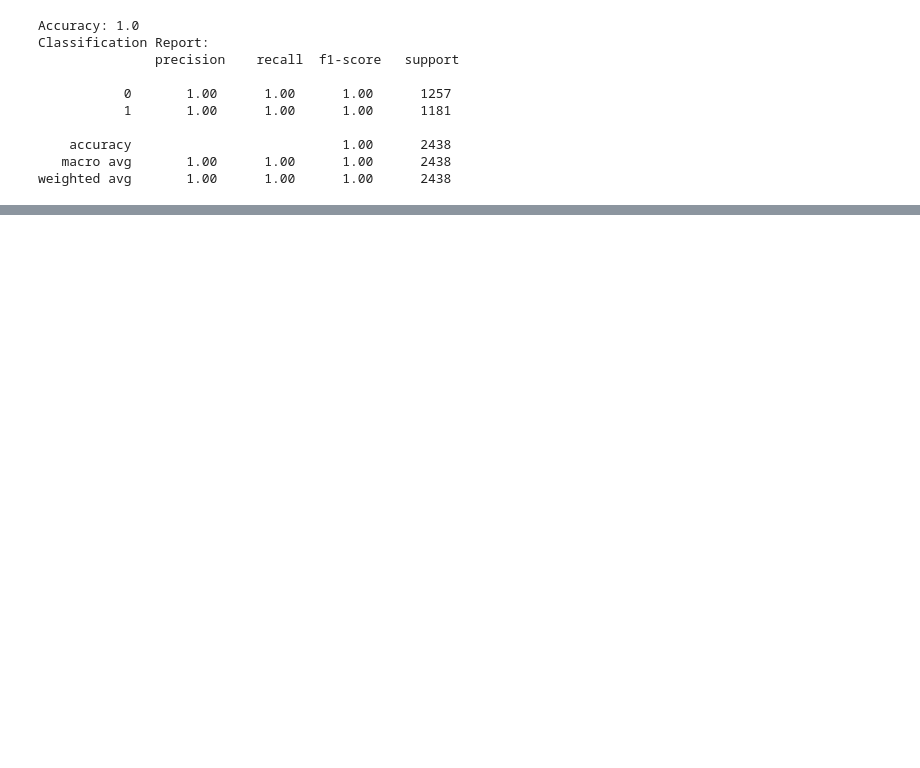
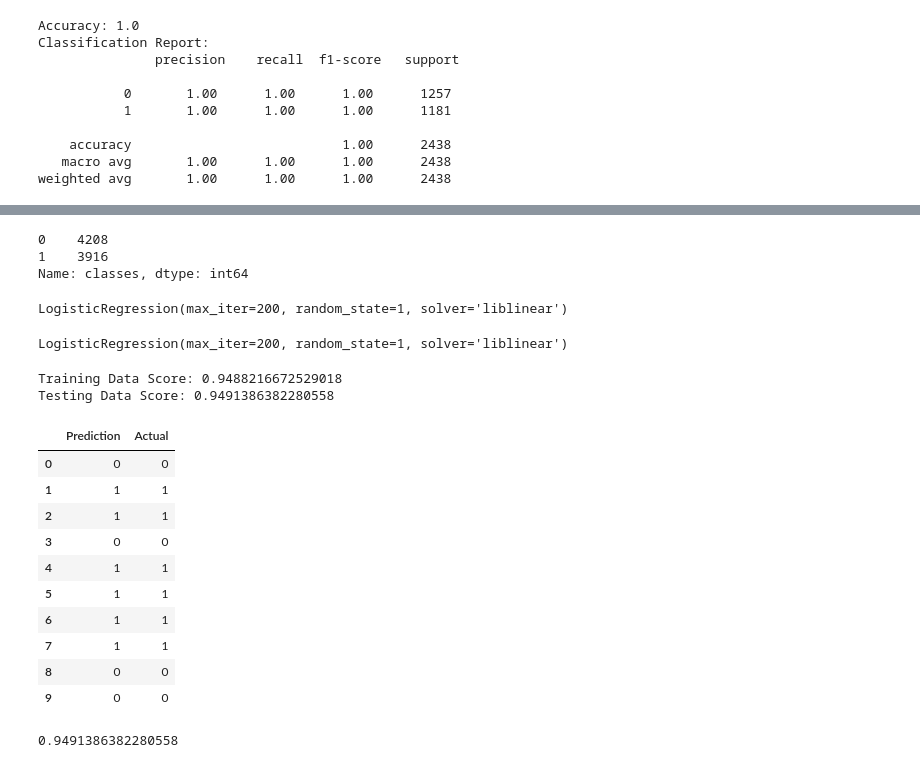
Before and after one commit to rachelpaczki/Mushroom-Madness, a Jupyter notebook: mushroom_data.ipynb, the cells around one changed output, grey strips where cells are left out. Saved outputs shown, nothing was run; the diff lists cells and outputs as text; code cells hidden in the pictures; blank space fills up the shorter version.

```diff
--- a/mushroom_data.ipynb
+++ b/mushroom_data.ipynb
@@ -105,0 +147,48 @@ weighted avg       1.00      1.00      1.00      2438
+# %%
+# Look at APPLICATION_TYPE value counts to identify and replace with "Other"
+classes_counts = data['classes'].value_counts()
+classes_counts
+# %% [output]
+0    4208
+1    3916
+Name: classes, dtype: int64
+# %%
+from sklearn.linear_model import LogisticRegression
+classifier = LogisticRegression(solver='liblinear',
+                                max_iter=200,
+                                random_state=1)
+classifier
+# %% [output]
+LogisticRegression(max_iter=200, random_state=1, solver='liblinear')
+# %%
+classifier.fit(X_train, y_train)
+# %% [output]
+LogisticRegression(max_iter=200, random_state=1, solver='liblinear')
+# %%
+print(f"Training Data Score: {classifier.score(X_train, y_train)}")
+print(f"Testing Data Score: {classifier.score(X_test, y_test)}")
+# %% [output]
+Training Data Score: 0.9488216672529018
+Testing Data Score: 0.9491386382280558
+# %%
+predictions = classifier.predict(X_test)
+results = pd.DataFrame({"Prediction": predictions, "Actual": y_test}).reset_index(drop=True)
+results.head(10)
+# %% [output]
+|  | Prediction | Actual |
+| 0 | 0 | 0 |
+| 1 | 1 | 1 |
+| 2 | 1 | 1 |
+| 3 | 0 | 0 |
+| 4 | 1 | 1 |
+| 5 | 1 | 1 |
+| 6 | 1 | 1 |
+| 7 | 1 | 1 |
+| 8 | 0 | 0 |
+| 9 | 0 | 0 |
+# %%
+from sklearn.metrics import accuracy_score
+# Display the accuracy score for the test dataset.
+accuracy_score(y_test, predictions)
+# %% [output]
+0.9491386382280558
```
Also changed, not shown: parts of 3 cells of this notebook.
